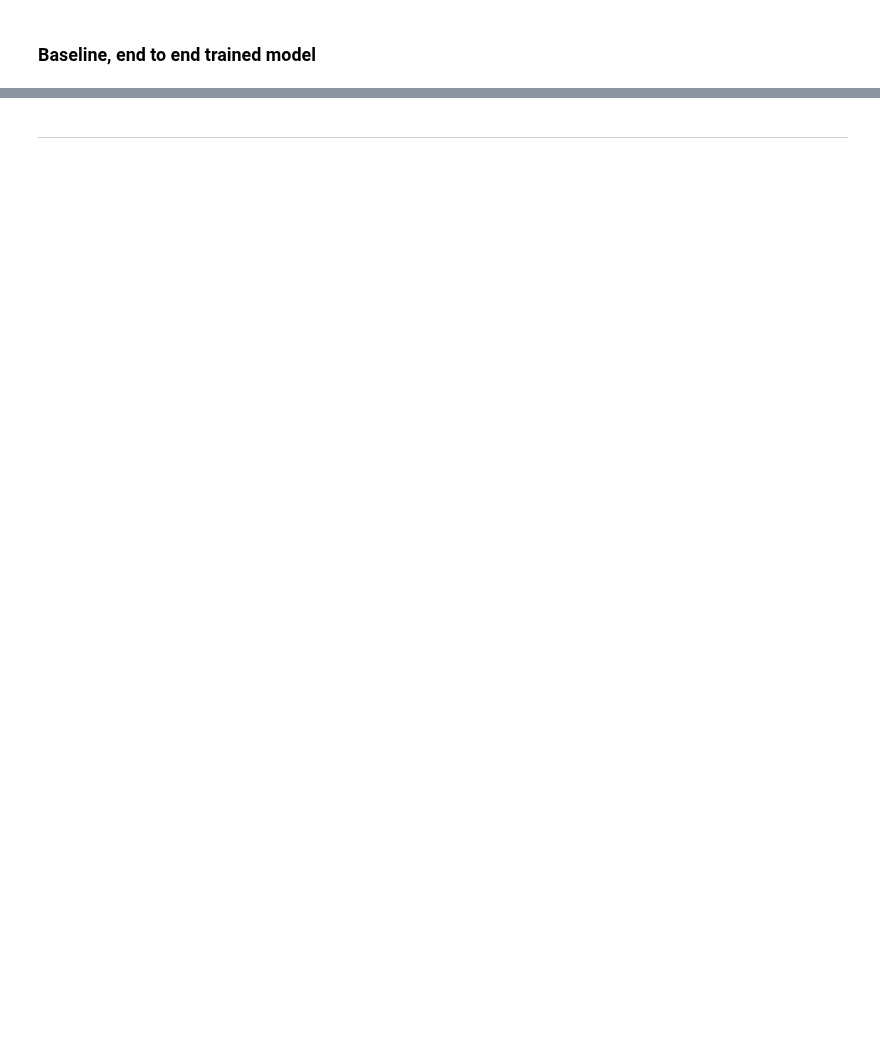
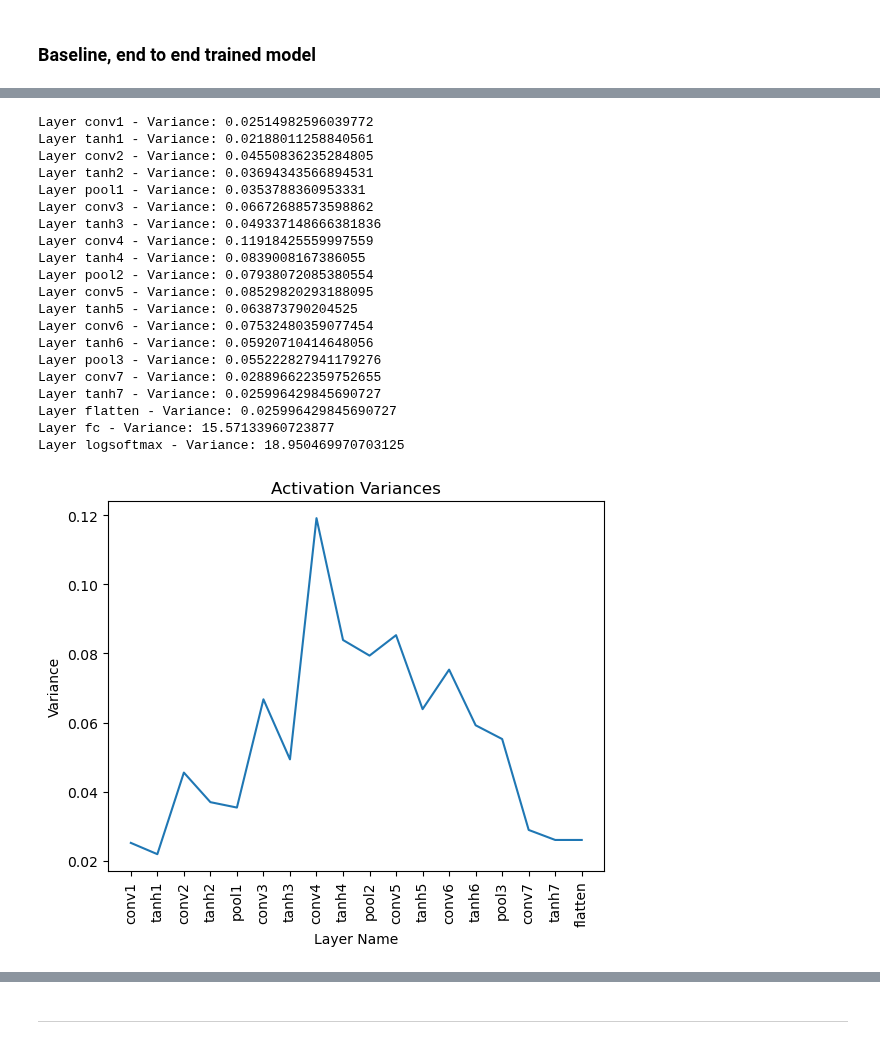
Before and after one commit to tusharmanekar/mp-tl-study, a Jupyter notebook: experiments-fashion-to-mnist-cnn.ipynb, the cells around one changed output, grey strips where cells are left out. Drawn from its saved outputs; the diff is of its cells as text; code cells hidden in the pictures; blank space fills up the shorter version.

```diff
--- a/experiments-fashion-to-mnist-cnn.ipynb
+++ b/experiments-fashion-to-mnist-cnn.ipynb
@@ -457,0 +478,69 @@ Train set: Average loss: 0.6548, Accuracy: 45771.0/60000 (76%)
+# %%
+def compute_layer_variances(model, test_loader, device='cpu'):
+    # Define a hook to collect activations
+    activations = {}
+
+    def create_hook(name):
+        def hook(module, input, output):
+            activations[name] = output
+        return hook
+
+    for name, layer in model.named_modules():
+        if name:  # this ensures we skip the top-level module (the entire model) which has an empty name
+            layer.register_forward_hook(create_hook(name))
+
+    # Run inference on the test set
+    with torch.no_grad():
+        for images, _ in test_loader:
+            images = images.to(device)
+            outputs = model(images)
+
+    # Calculate and print variance for each layer's activations
+    variances = {key: torch.var(act, dim=0) for key, act in activations.items()}
+
+    result = {}
+    for layer_name, variance in variances.items():
+        result[layer_name] = variance.mean().item()
+
+    return result, variances
+
+# Usage:
+results, variances = compute_layer_variances(fashion_model, fashion_dataset.loader, device = 'cuda')
+for layer_name, variance in results.items():
+    print(f"Layer {layer_name} - Variance: {variance}")
+
+import matplotlib.pyplot as plt
+
+# Create a list of layer names and variances
+layer_names = list(variances.keys())
+variance_values = [variance.mean().item() for variance in variances.values()]
+
+# Plot the variances
+plt.plot(layer_names[:-2], variance_values[:-2])
+plt.xticks(rotation=90)
+plt.xlabel('Layer Name')
+plt.ylabel('Variance')
+plt.title('Activation Variances')
+plt.show()
+# %% [output]
+Layer conv1 - Variance: 0.02514982596039772
+Layer tanh1 - Variance: 0.02188011258840561
+Layer conv2 - Variance: 0.04550836235284805
+Layer tanh2 - Variance: 0.03694343566894531
+Layer pool1 - Variance: 0.0353788360953331
+Layer conv3 - Variance: 0.06672688573598862
+Layer tanh3 - Variance: 0.049337148666381836
+Layer conv4 - Variance: 0.11918425559997559
+Layer tanh4 - Variance: 0.0839008167386055
+Layer pool2 - Variance: 0.07938072085380554
+Layer conv5 - Variance: 0.08529820293188095
+Layer tanh5 - Variance: 0.063873790204525
+Layer conv6 - Variance: 0.07532480359077454
+Layer tanh6 - Variance: 0.05920710414648056
+Layer pool3 - Variance: 0.055222827941179276
+Layer conv7 - Variance: 0.028896622359752655
+Layer tanh7 - Variance: 0.025996429845690727
+Layer flatten - Variance: 0.025996429845690727
+Layer fc - Variance: 15.57133960723877
+Layer logsoftmax - Variance: 18.950469970703125
+[figure, added]
```
Also changed, not shown: parts of 7 cells of this notebook.
